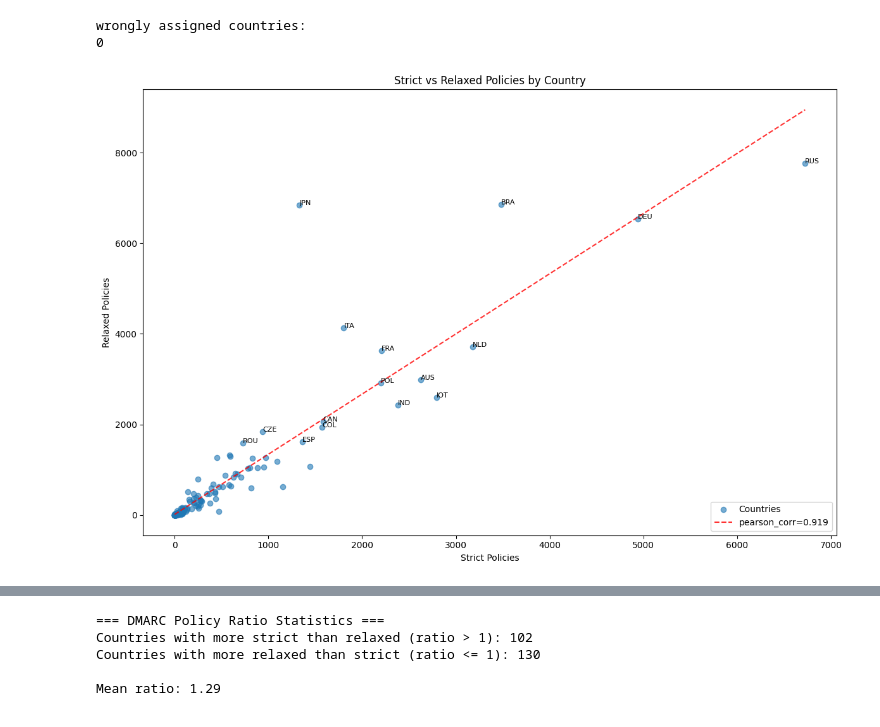
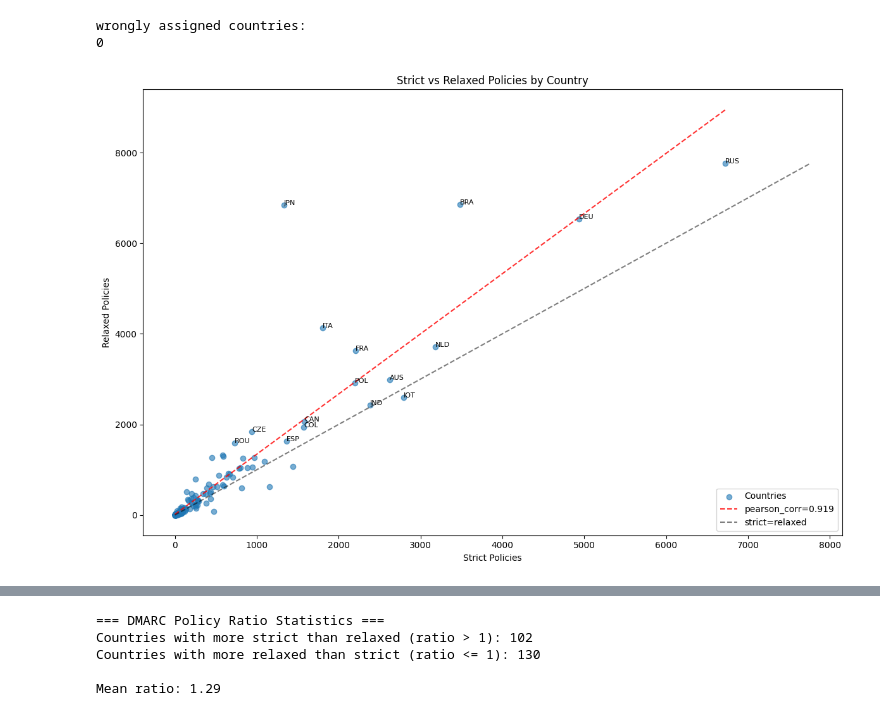
Before and after one commit to internettransparency/dmarc-cctld-research, a Jupyter notebook: notebooks/process-results.ipynb, the cells around one changed output, grey strips where cells are left out. Drawn from its saved outputs; the diff is of its cells as text; code cells hidden in the pictures.

```diff
--- a/notebooks/process-results.ipynb
+++ b/notebooks/process-results.ipynb
@@ -96,7 +93,7 @@ memory usage: 11.3+ MB
 None
 # %%
 def is_policy_strict(p, sp):
-    if p in ['none', None, 'invalid']:
+    if p in ['none', 'invalid', None]:  # None (null) is no policy at all! which is different than 'none'
         return False
     if sp in ['none', 'invalid']:
         return False
@@ -152,9 +149,11 @@ def get_aggr_policy_count_per_country(cctld_dmarc_pdf):
 
     # Calculate ratio (handling division by zero)
     policy_counts_pdf['difference'] = policy_counts_pdf['strict_policies'] - policy_counts_pdf['relaxed_policies']
-    # if relaxed policy is 0, then there will be a div by zero error... just assign 1 to those. and it won't affect the ratio.
-    policy_counts_pdf.loc[policy_counts_pdf['relaxed_policies'] == 0, 'relaxed_policies'] = 1
-    policy_counts_pdf['ratio'] = policy_counts_pdf['strict_policies'] / (policy_counts_pdf['relaxed_policies'])
+    # if relaxed policy is 0, then there will be a div by zero error... just assign 1 to those
+    policy_counts_pdf['ratio'] = np.where(policy_counts_pdf['relaxed_policies'] == 0,
+        policy_counts_pdf['strict_policies'],  # When denominator is 0, return numerator
+        policy_counts_pdf['strict_policies'] / policy_counts_pdf['relaxed_policies']  # Otherwise divide normally
+    )
     policy_counts_pdf['total_policies'] = policy_counts_pdf['strict_policies'] + policy_counts_pdf['relaxed_policies']
 
     return policy_counts_pdf
@@ -172,33 +171,41 @@ def strict_relaxed_policy_correlation(policy_counts_pdf, threshold):
     # Calculate Pearson correlation
     pearson_r, p_value = stats.pearsonr(policy_counts_pdf['strict_policies'],
                                         policy_counts_pdf['relaxed_policies'])
 
     # Calculate regression line
     z = np.polyfit(policy_counts_pdf['strict_policies'],
                 policy_counts_pdf['relaxed_policies'], 1)
     p = np.poly1d(z)
 
     # Plot regression line
     x_line = np.linspace(policy_counts_pdf['strict_policies'].min(),
-                        policy_counts_pdf['strict_policies'].max(), 100)
+                        policy_counts_pdf['strict_policies'].max(), 1000)
     plt.plot(x_line, p(x_line), "r--", alpha=0.8,
             label=f'pearson_corr={pearson_r:.3f}')
+
+    # Add x=y reference line
+    max_val = max(policy_counts_pdf['strict_policies'].max(),
+                  policy_counts_pdf['relaxed_policies'].max())
+    min_val = min(policy_counts_pdf['strict_policies'].min(),
+                  policy_counts_pdf['relaxed_policies'].min())
+    plt.plot([min_val, max_val], [min_val, max_val], 'k--', alpha=0.5,
+            label='strict=relaxed')
 
     # Add labels for interesting points (optional)
     for idx, row in policy_counts_pdf.iterrows():
         if row['strict_policies'] > threshold or row['relaxed_policies'] > threshold:
             plt.annotate(row['country'], (row['strict_policies'], row['relaxed_policies']), fontsize=8)
 
     # Add legend with Pearson correlation in bottom right
-    legend_text = f'Pearson r = {pearson_r:.3f} (p = {p_value:.3f})'
+    #legend_text = f'Pearson r = {pearson_r:.3f} (p = {p_value:.3f})'
     plt.legend(loc='lower right') #, title=legend_text, title_fontsize=12)
 
     plt.xlabel('Strict Policies')
     plt.ylabel('Relaxed Policies')
     plt.title('Strict vs Relaxed Policies by Country')
     plt.tight_layout()
     plt.show()
 
 strict_relaxed_policy_correlation(policy_counts_pdf.copy(), threshold=1500)
 # %% [output]
-[figure, old version]
+[figure, new version]
```
Also changed, not shown: parts of 38 cells of this notebook, 1 other file.
